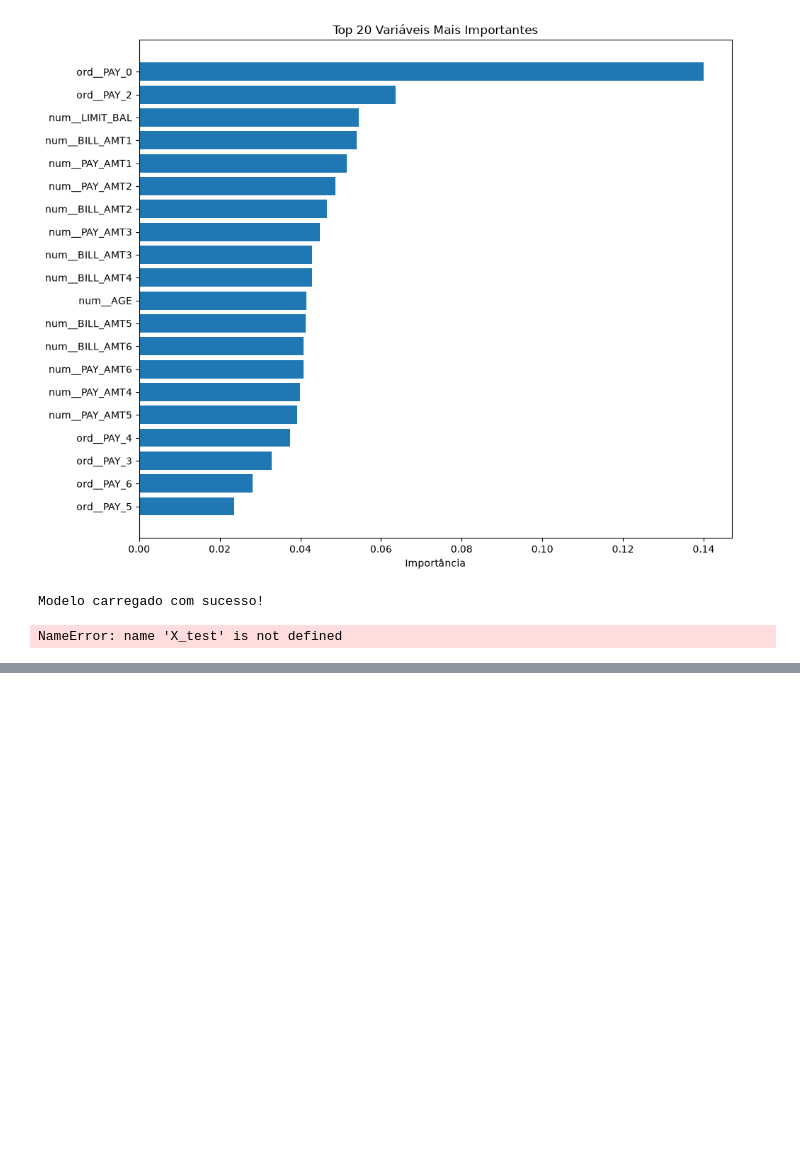
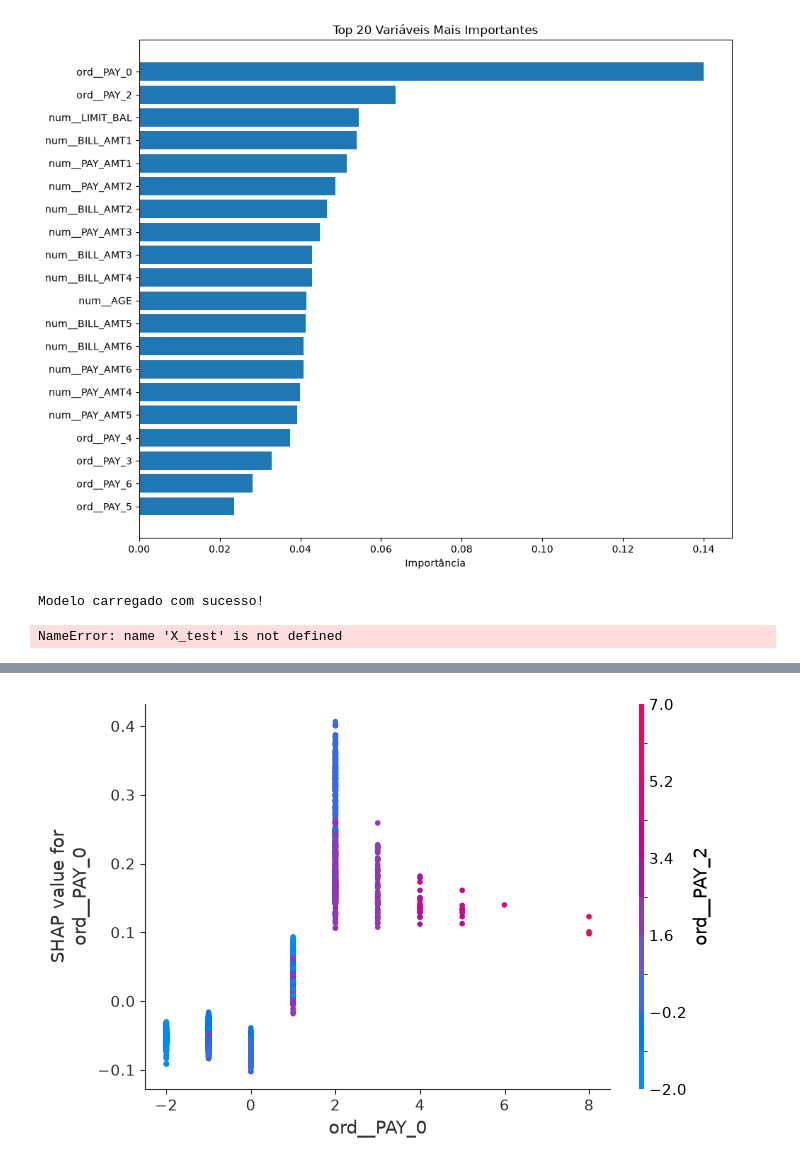
Before and after one commit to Igor-Millis/credit-default-api, a Jupyter notebook: notebooks/07_modeling_randomforest.ipynb, the cells around one changed output, grey strips where cells are left out. Saved outputs shown, nothing was run; the diff lists cells and outputs as text; code cells hidden in the pictures; blank space fills up the shorter version.

```diff
--- a/notebooks/07_modeling_randomforest.ipynb
+++ b/notebooks/07_modeling_randomforest.ipynb
@@ -817,0 +989,15 @@ NameError: name 'X_test' is not defined
+# %%
+# ==================================================
+# SHAP Dependence Plot - PAY_0
+# ==================================================
+
+indice_pay0 = list(feature_names).index("ord__PAY_0")
+
+shap.dependence_plot(
+    indice_pay0,
+    shap_class_1,
+    X_test_transformed,
+    feature_names=feature_names
+)
+# %% [output]
+[figure, added]
```
Also changed, not shown: parts of 7 cells of this notebook, 4 other files.
